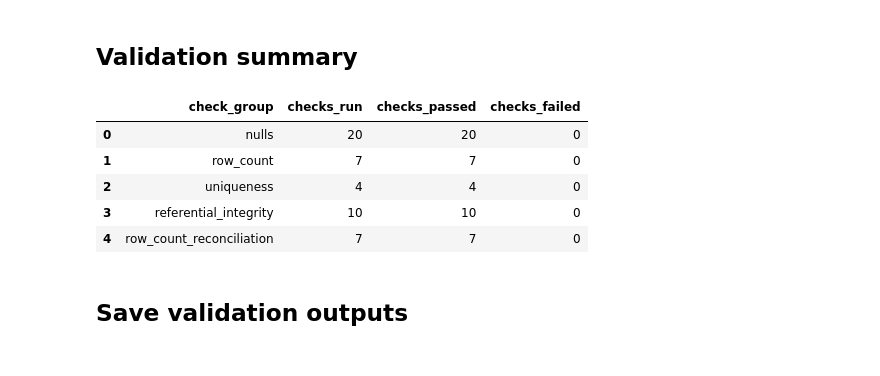
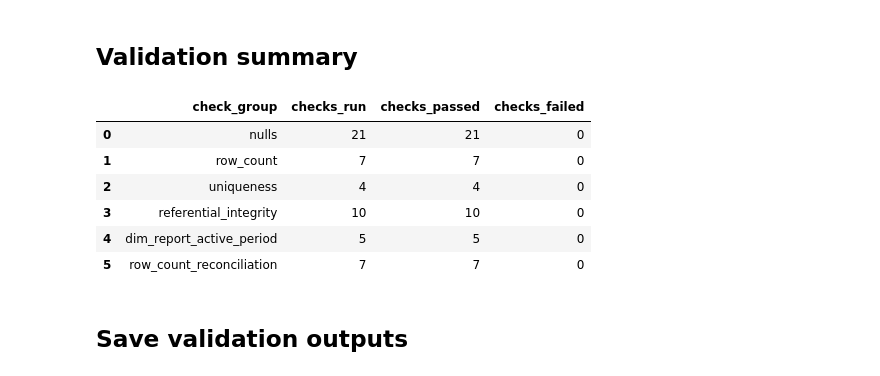
Before and after one commit to MasegoM94/report-usage-forecasting, a Jupyter notebook: notebooks/03_validate_semantic_model_hybrid_gx_csv.ipynb, the cells around one changed output. Drawn from its saved outputs; the diff is of its cells as text; code cells hidden in the pictures.

Commit message:
Updated notebook 3 and related source code files
Updated the Great Expectations logic to look at the launch and retire date changes

```diff
--- a/notebooks/03_validate_semantic_model_hybrid_gx_csv.ipynb
+++ b/notebooks/03_validate_semantic_model_hybrid_gx_csv.ipynb
@@ -221,6 +223,8 @@ null_specs = {
         gx.expectations.ExpectColumnValuesToNotBeNull(column="report_id"),
         # archetype is a required routing column — every report must have one
         gx.expectations.ExpectColumnValuesToNotBeNull(column="archetype"),
+        # launch_date must be present for every report; retire_date may be null for live reports
+        gx.expectations.ExpectColumnValuesToNotBeNull(column="launch_date"),
     ]),
     "dim_page": (dim_page, [
         gx.expectations.ExpectColumnValuesToNotBeNull(column="page_key"),
@@ -437,39 +505,47 @@ gx_summary = (
     .groupby("check_group", as_index=False)
     .agg(
         checks_run=("success", "count"),
         checks_passed=("success", "sum")
     )
 )
 
 gx_summary["checks_failed"] = gx_summary["checks_run"] - gx_summary["checks_passed"]
 
 ri_summary = pd.DataFrame([{
     "check_group": "referential_integrity",
     "checks_run": len(referential_integrity_checks),
     "checks_passed": int(referential_integrity_checks["success"].sum()),
     "checks_failed": int((~referential_integrity_checks["success"]).sum())
 }])
 
+active_period_summary = pd.DataFrame([{
+    "check_group": "dim_report_active_period",
+    "checks_run": len(dim_report_active_period_checks),
+    "checks_passed": int(dim_report_active_period_checks["success"].sum()),
+    "checks_failed": int((~dim_report_active_period_checks["success"]).sum())
+}])
+
 reconciliation_summary = pd.DataFrame([{
     "check_group": "row_count_reconciliation",
     "checks_run": len(row_count_reconciliation),
     "checks_passed": int(row_count_reconciliation["exact_match"].sum()),
     "checks_failed": int((~row_count_reconciliation["exact_match"]).sum())
 }])
 
 validation_summary = pd.concat(
-    [gx_summary, ri_summary, reconciliation_summary],
+    [gx_summary, ri_summary, active_period_summary, reconciliation_summary],
     ignore_index=True
 )
 
 validation_summary
 # %% [output]
 |  | check_group | checks_run | checks_passed | checks_failed |
-| 0 | nulls | 20 | 20 | 0 |
+| 0 | nulls | 21 | 21 | 0 |
 | 1 | row_count | 7 | 7 | 0 |
 | 2 | uniqueness | 4 | 4 | 0 |
 | 3 | referential_integrity | 10 | 10 | 0 |
-| 4 | row_count_reconciliation | 7 | 7 | 0 |
+| 4 | dim_report_active_period | 5 | 5 | 0 |
+| 5 | row_count_reconciliation | 7 | 7 | 0 |
 # %% [markdown]
 ## Save validation outputs
 # %%
```
Also changed, not shown: parts of 8 cells of this notebook, 1 other file.
